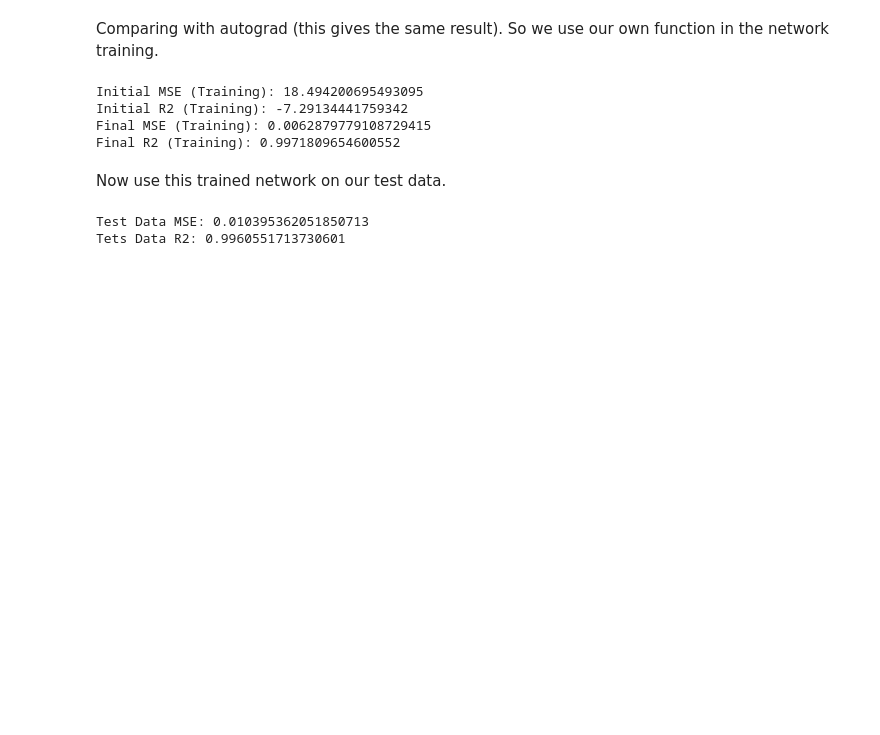
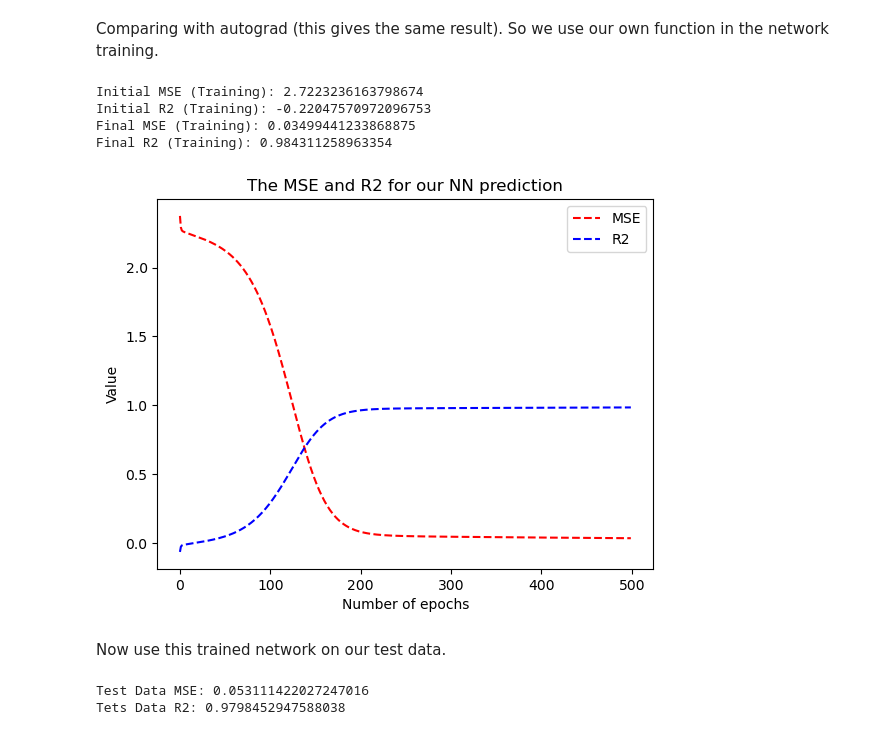
Before and after one commit to sphia-g/ML24UiO, a Jupyter notebook: Project2/Sourcecode/linear_regression.ipynb, the cells around one changed output. Cells and saved outputs as stored; diff of their text form; code cells hidden in the pictures; blank space fills up the shorter version.

```diff
--- a/Project2/Sourcecode/linear_regression.ipynb
+++ b/Project2/Sourcecode/linear_regression.ipynb
@@ -24,10 +24,10 @@ def sigmoid_der(z):
     da_dz = sigmoid(z) * (1 - sigmoid(z))
     return da_dz
 
-def mse(predict, target):
+def MSE(predict, target):
     return np.mean((predict - target) ** 2)
 
-def mse_der(predict, target):
+def MSE_der(predict, target):
     dC_da = 2/len(target) * (predict - target)
     return dC_da
 
@@ -63,7 +63,7 @@ def feed_forward(input, layers, activation_funcs):
 
 def cost(layers, input, activation_funcs, target):
     predict = feed_forward(input, layers, activation_funcs)
-    return mse(predict, target)
+    return MSE(predict, target)
 
 def feed_forward_saver(input, layers, activation_funcs):
     layer_inputs = []
@@ -79,7 +79,7 @@ def feed_forward_saver(input, layers, activation_funcs):
     return layer_inputs, zs, a
 
 def backpropagation(
-    input, layers, activation_funcs, target, activation_ders, cost_der=mse_der
+    input, layers, activation_funcs, target, activation_ders, cost_der=MSE_der
 ):
     layer_inputs, zs, predict = feed_forward_saver(input, layers, activation_funcs)
 
@@ -113,11 +113,18 @@ def new_layers(layers, layers_grad, learning_rate=0.01):
         new_layers.append((W, b))
     return new_layers
 
-def train_network(x, layers, activation_funcs, target, learning_rate=0.1, epochs=1000):
+def train_network(x, layers, activation_funcs, target, learning_rate, epochs):
+    mse_values = []
+    r2_values = []
     for epoch in range(epochs):
         layer_grads = backpropagation(x, layers, activation_funcs, target, activation_ders)
         layers = new_layers(layers, layer_grads, learning_rate)
-    return layers
+        predic = feed_forward(x, layers, activation_funcs)
+        mse_val = MSE(predic, target)
+        r2_val = R2(predic, target)
+        mse_values.append(mse_val)
+        r2_values.append(r2_val)
+    return layers, mse_values, r2_values
 # %% [markdown]
 Generating data, and deciding the number of layers and output functions.
 # %%
@@ -185,45 +191,59 @@ R2 for Ridge: 0.9998582891593671
 Comparing with autograd (this gives the same result). So we use our own function in the network training.
 # %%
 #FFNN
+learning_rate = 0.1
+epochs = 500
+
 network_input_size = X_train.shape[1]
 layer_output_sizes = [3, 2, 1] #Last output must be same dimensionality as X (1)
 activation_funcs = [sigmoid, sigmoid, identity_function]
 activation_ders = [sigmoid_der, sigmoid_der, identity_der]
 
 layers = create_layers(network_input_size, layer_output_sizes)
 #print(layer_grads)
 
 #Initial MSE and R2 (no training)
 initial_prediction = feed_forward(X_train.T, layers, activation_funcs)
-initial_mse = mse(initial_prediction, target_train)
+initial_mse = MSE(initial_prediction, target_train)
 initial_r2 = R2(initial_prediction, target_train)
 print("Initial MSE (Training):", initial_mse)
 print("Initial R2 (Training):", initial_r2)
 
 #Training
-layers = train_network(X_train.T, layers, activation_funcs, target_train)
+layers, mse_values, r2_values = train_network(
+    X_train.T, layers, activation_funcs, target_train, learning_rate, epochs)
 
 #Final MSE and R2 (after training)
 final_prediction = feed_forward(X_train.T, layers, activation_funcs)
-final_mse = mse(final_prediction, target_train)
+final_mse = MSE(final_prediction, target_train)
 final_r2 = R2(final_prediction, target_train)
 print("Final MSE (Training):", final_mse)
 print("Final R2 (Training):", final_r2)
+
+#Plot change in MSE and R2 during training
+plt.plot(range(epochs), mse_values, "r--", label="MSE")
+plt.plot(range(epochs), r2_values, "b--", label = "R2")
+plt.xlabel("Number of epochs")
+plt.ylabel("Value")
+plt.legend()
+plt.title("The MSE and R2 for our NN prediction")
+plt.show()
 # %% [output]
-Initial MSE (Training): 18.494200695493095
-Initial R2 (Training): -7.29134441759342
-Final MSE (Training): 0.0062879779108729415
-Final R2 (Training): 0.9971809654600552
+Initial MSE (Training): 2.7223236163798674
+Initial R2 (Training): -0.22047570972096753
+Final MSE (Training): 0.03499441233868875
+Final R2 (Training): 0.984311258963354
+[figure, added]
 # %% [markdown]
 Now use this trained network on our test data.
 # %%
 #Test network
 test_prediction = feed_forward(X_test.T, layers, activation_funcs)
-test_mse = mse(test_prediction, target_test)
+test_mse = MSE(test_prediction, target_test)
 test_r2 = R2(test_prediction, target_test)
 
 print("Test Data MSE:", test_mse)
 print("Tets Data R2:", test_r2)
 # %% [output]
-Test Data MSE: 0.010395362051850713
-Tets Data R2: 0.9960551713730601
+Test Data MSE: 0.053111422027247016
+Tets Data R2: 0.9798452947588038
```
Also changed, not shown: parts of 1 cell of this notebook.
